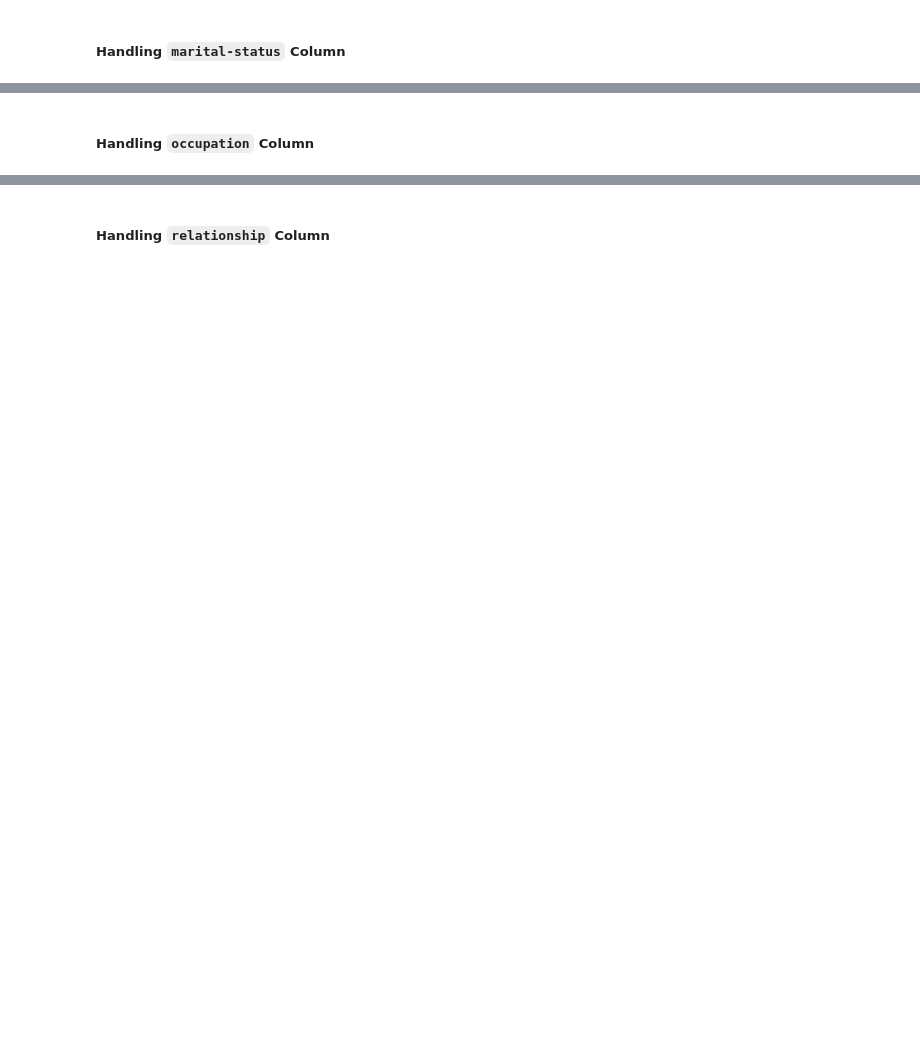
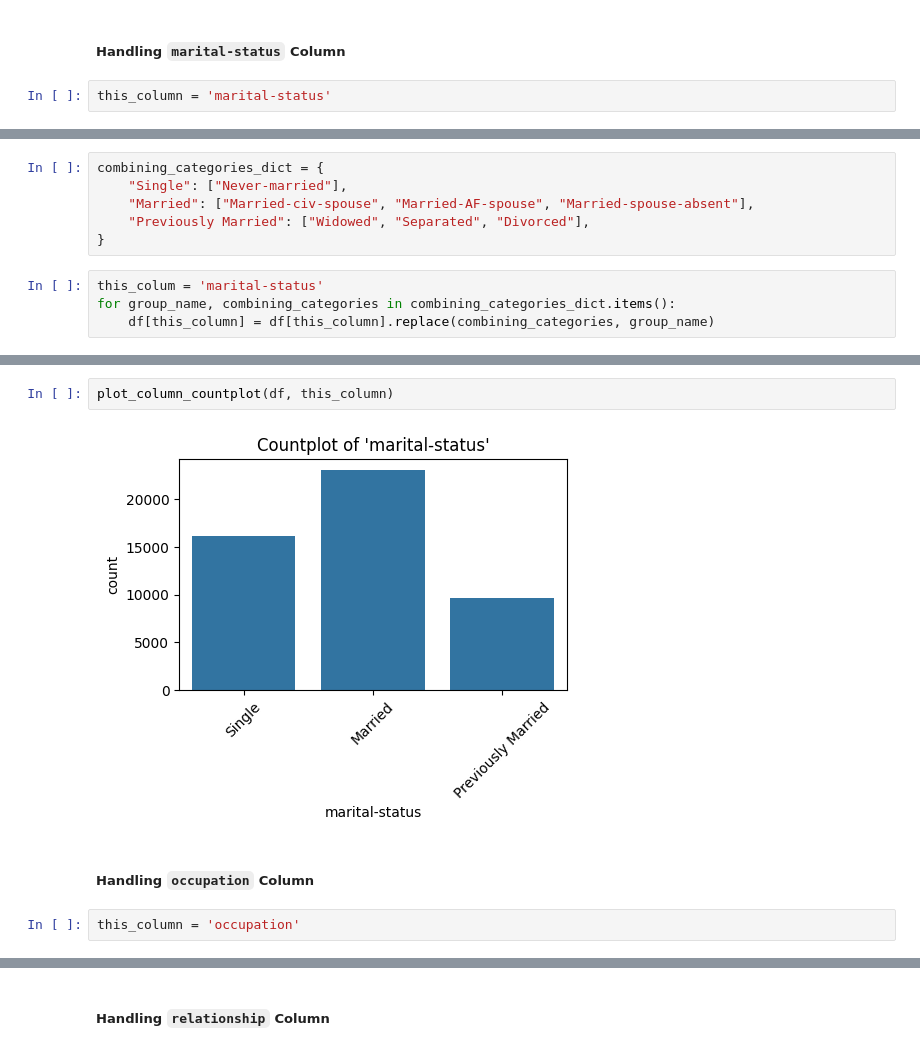
Before and after one commit to Suvan77blr/Employee_Salary_Prediction, a Jupyter notebook: Initial_Preprocessing.ipynb, the cells around one changed output, grey strips where cells are left out. Drawn from its saved outputs; the diff is of its cells as text; blank space fills up the shorter version.

```diff
--- a/Initial_Preprocessing.ipynb
+++ b/Initial_Preprocessing.ipynb
@@ -195,2 +283,4 @@ df[]
 # %% [markdown]
 ##### Handling `marital-status` Column
+# %%
+this_column = 'marital-status'
@@ -196,0 +318,10 @@ df[]
+# %%
+combining_categories_dict = {
+    "Single": ["Never-married"],
+    "Married": ["Married-civ-spouse", "Married-AF-spouse", "Married-spouse-absent"],
+    "Previously Married": ["Widowed", "Separated", "Divorced"],
+}
+# %%
+this_colum = 'marital-status'
+for group_name, combining_categories in combining_categories_dict.items():
+    df[this_column] = df[this_column].replace(combining_categories, group_name)
@@ -197,2 +340,8 @@ df[]
+# %%
+plot_column_countplot(df, this_column)
+# %% [output]
+[figure, added]
 # %% [markdown]
 ##### Handling `occupation` Column
+# %%
+this_column = 'occupation'
```
Also changed, not shown: parts of 123 cells of this notebook.
